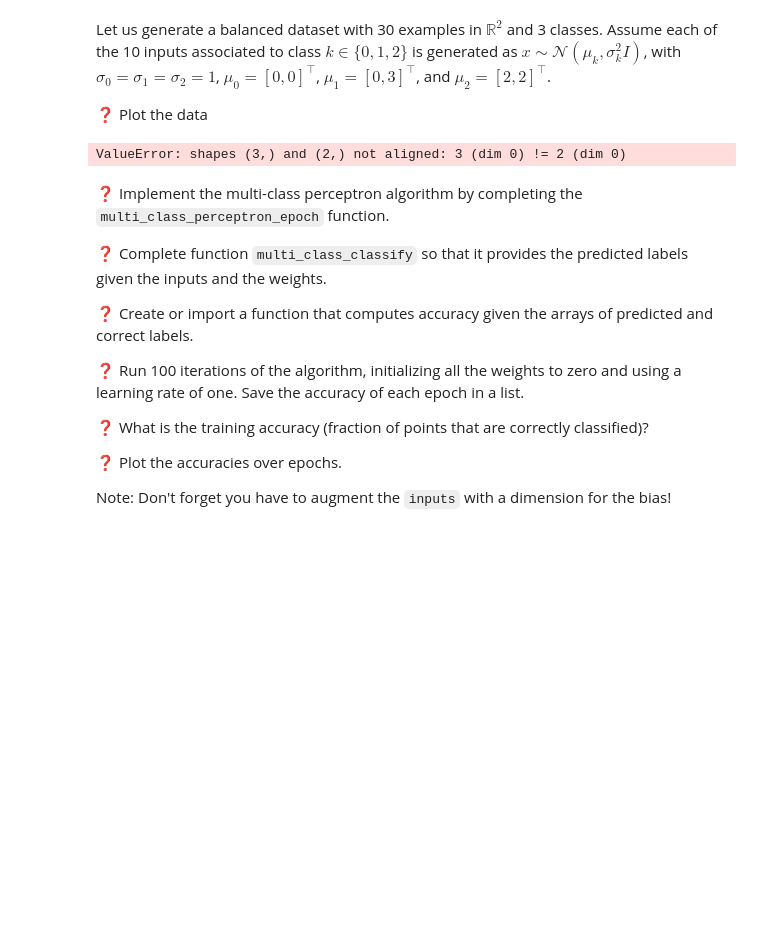
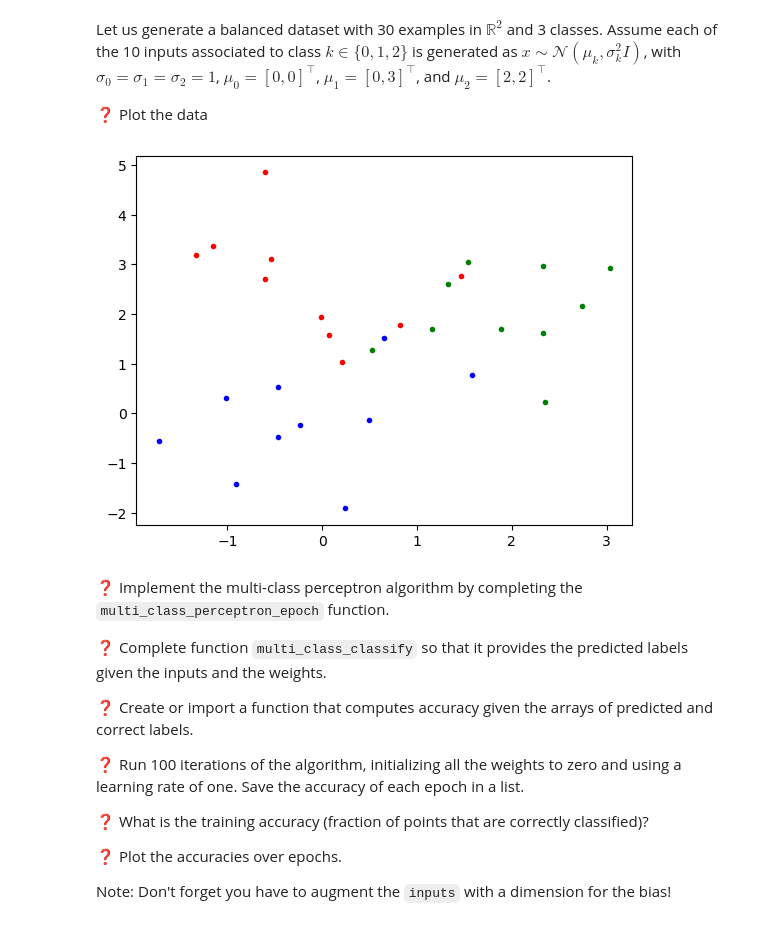
Before and after one commit to bodybuilders-team/ist-meic-ap-g14, a Jupyter notebook: labs/practical_02.ipynb, the cells around one changed output. Saved outputs shown, nothing was run; the diff lists cells and outputs as text; code cells hidden in the pictures; blank space fills up the shorter version.

```diff
--- a/labs/practical_02.ipynb
+++ b/labs/practical_02.ipynb
@@ -132,26 +112,23 @@ inputs2 = np.array([2, 2]) + np.random.randn(10, 2)
 
 inputs = np.concatenate([inputs0, inputs1, inputs2], axis=0)
 
-labels = np.array([0]*10 + [1]*10 + [2]*10)
+# Augment points with a dimension for the bias.
+inputs = np.concatenate([np.ones((30, 1)), inputs], axis=1)
+
+labels = np.array([0] * 10 + [1] * 10 + [2] * 10)
 
 # Shuffling observations
 ind = np.random.permutation(30)
 inputs = inputs[ind, :]
 labels = labels[ind]
-# %%
-# TODO: plot data
-weights = np.zeros(3)
-eta = 1
-converged = False
-
-while not converged:
-    mistakes, weights = perceptron_epoch(inputs, labels, weights, eta)
-    if mistakes == 0:
-        converged = True
-
-plot_separation_line(inputs, labels, weights)
-# %% [output]
-ValueError: shapes (3,) and (2,) not aligned: 3 (dim 0) != 2 (dim 0)
+# %%
+# Plot data
+plt.plot(inputs[labels == 0, 1], inputs[labels == 0, 2], "b.")
+plt.plot(inputs[labels == 1, 1], inputs[labels == 1, 2], "r.")
+plt.plot(inputs[labels == 2, 1], inputs[labels == 2, 2], "g.")
+plt.show()
+# %% [output]
+[figure, added]
 # %% [markdown]
 ❓ Implement the multi-class perceptron algorithm by completing the `multi_class_perceptron_epoch` function.
 
```
Also changed, not shown: parts of 20 cells of this notebook, 1 other file.
